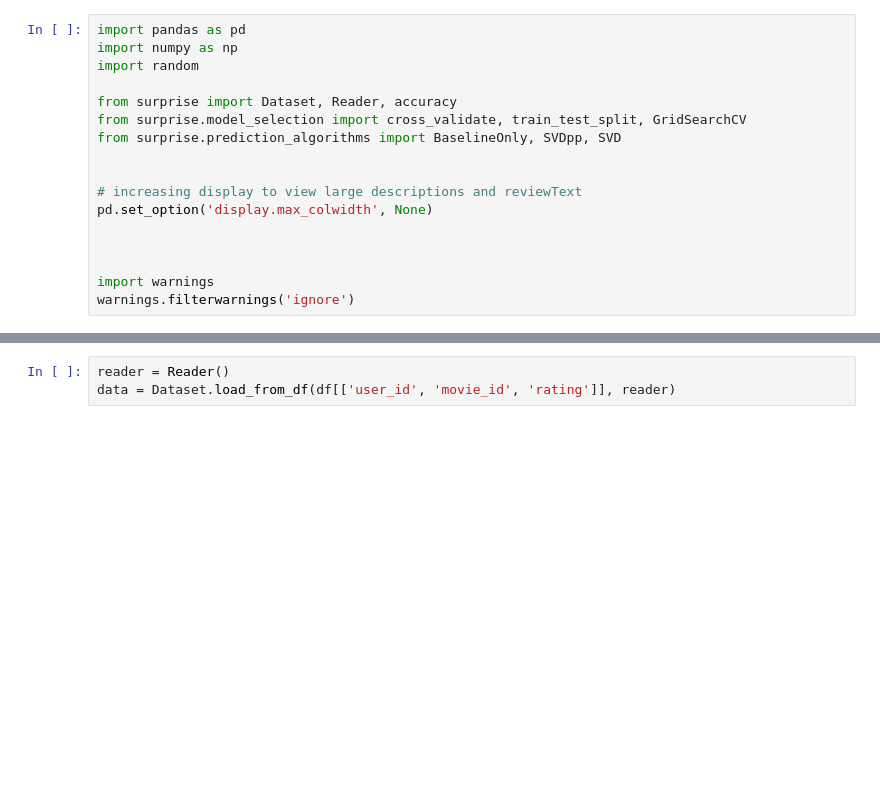
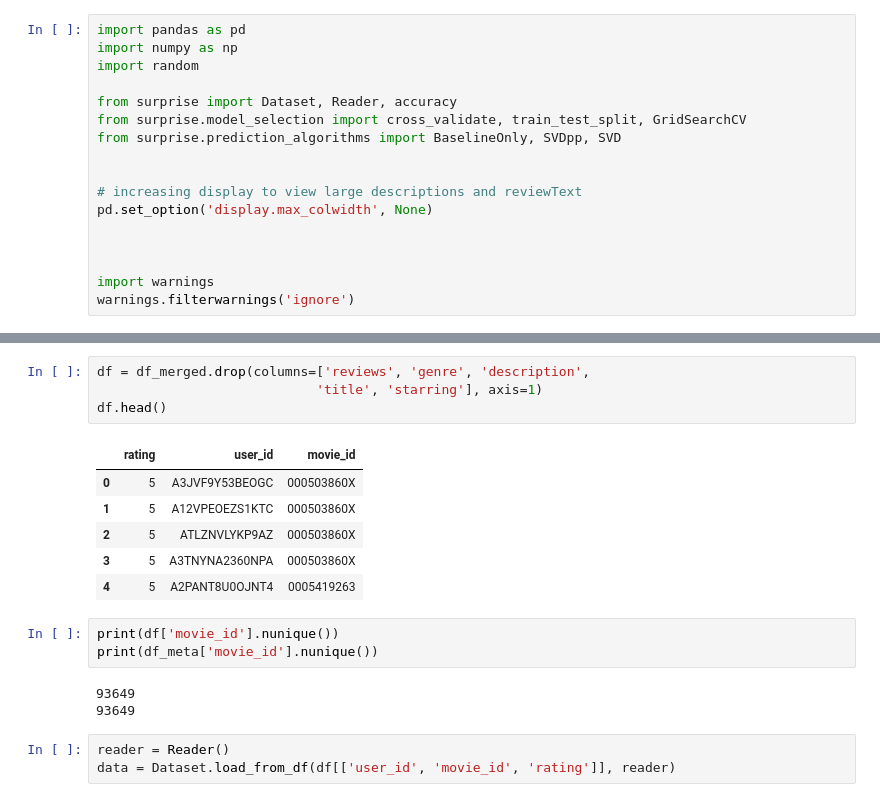
Before and after one commit to ImMaxRoss/film_finder, a Jupyter notebook: collaborative_filtering.ipynb, the cells around one changed output, grey strips where cells are left out. Saved outputs shown, nothing was run; the diff lists cells and outputs as text; blank space fills up the shorter version.

```diff
--- a/collaborative_filtering.ipynb
+++ b/collaborative_filtering.ipynb
@@ -66,3 +71,20 @@ memory usage: 48.8+ MB
+# %%
+df = df_merged.drop(columns=['reviews', 'genre', 'description',
+                            'title', 'starring'], axis=1)
+df.head()
+# %% [output]
+|  | rating | user_id | movie_id |
+| 0 | 5 | A3JVF9Y53BEOGC | 000503860X |
+| 1 | 5 | A12VPEOEZS1KTC | 000503860X |
+| 2 | 5 | ATLZNVLYKP9AZ | 000503860X |
+| 3 | 5 | A3TNYNA2360NPA | 000503860X |
+| 4 | 5 | A2PANT8U0OJNT4 | 0005419263 |
+# %%
+print(df['movie_id'].nunique())
+print(df_meta['movie_id'].nunique())
+# %% [output]
+93649
+93649
 # %%
 reader = Reader()
 data = Dataset.load_from_df(df[['user_id', 'movie_id', 'rating']], reader)
```
Also changed, not shown: parts of 13 cells of this notebook, 5 other files.
